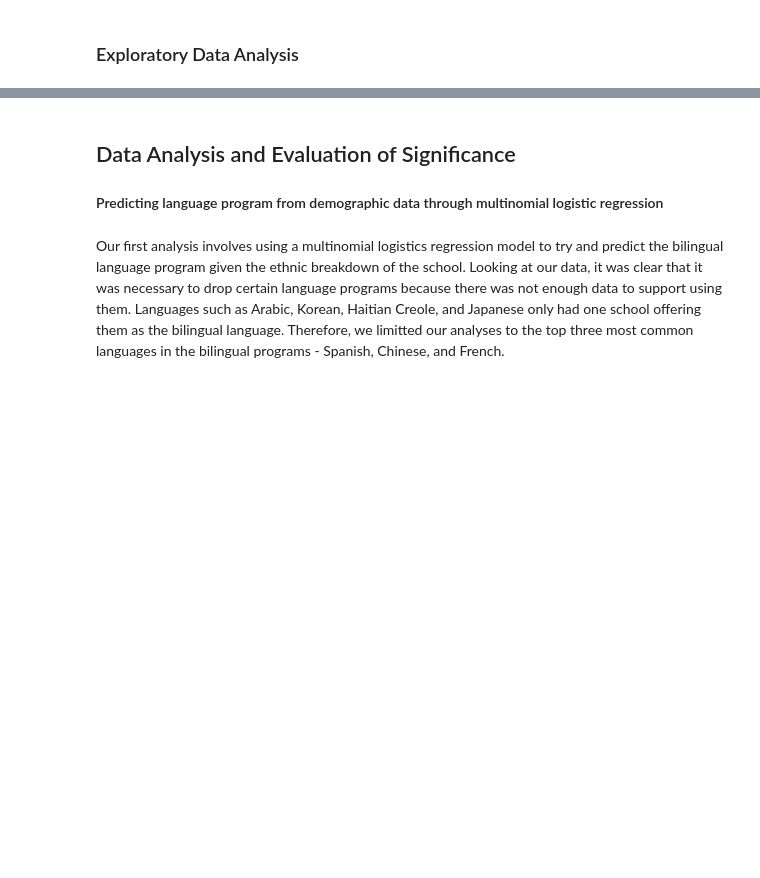
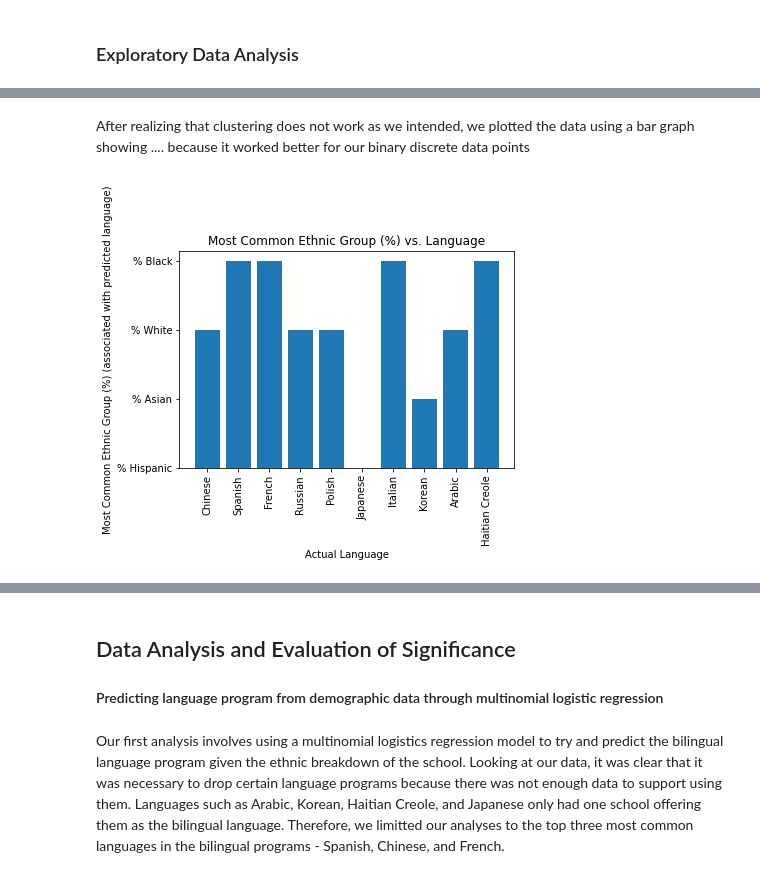
Before and after one commit to gaby-chu/info2950, a Jupyter notebook: project/academic_data.ipynb, the cells around one changed output, grey strips where cells are left out. Drawn from its saved outputs; the diff is of its cells as text; code cells hidden in the pictures; blank space fills up the shorter version.

```diff
--- a/project/academic_data.ipynb
+++ b/project/academic_data.ipynb
@@ -15,0 +329,15 @@ bilingual_demographic_data.to_csv('bilingual_demographic-data.csv', index=False)
+# %% [markdown]
+After realizing that clustering does not work as we intended, we plotted the data using a bar graph showing .... because it worked better for our binary discrete data points
+# %%
+# clustering did not work as intended
+# SO MAYBE WE CAN DO BAR GRAPH - predicted language (corresponds to the most common ethnicity) vs. actual language
+
+plt.bar(full_data['Language'], full_data['mostCommonEthnicGroup'])
+
+plt.xlabel('Actual Language')
+plt.ylabel('Most Common Ethnic Group (%) (associated with predicted language)')
+plt.title('Most Common Ethnic Group (%) vs. Language')
+plt.xticks(rotation=90)
+plt.show()
+# %% [output]
+[figure, added]
```
Also changed, not shown: parts of 34 cells of this notebook, 1 other file.
